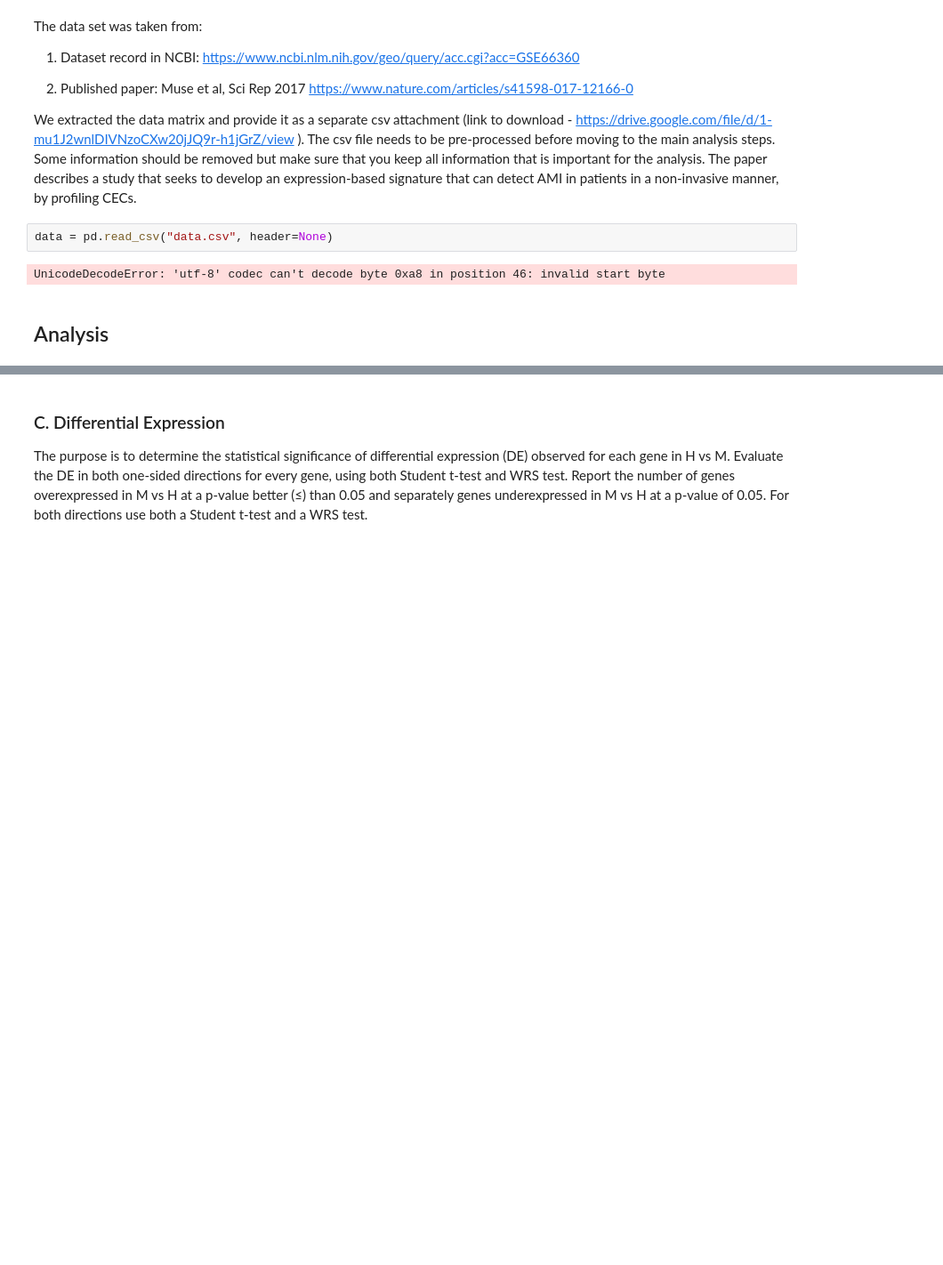
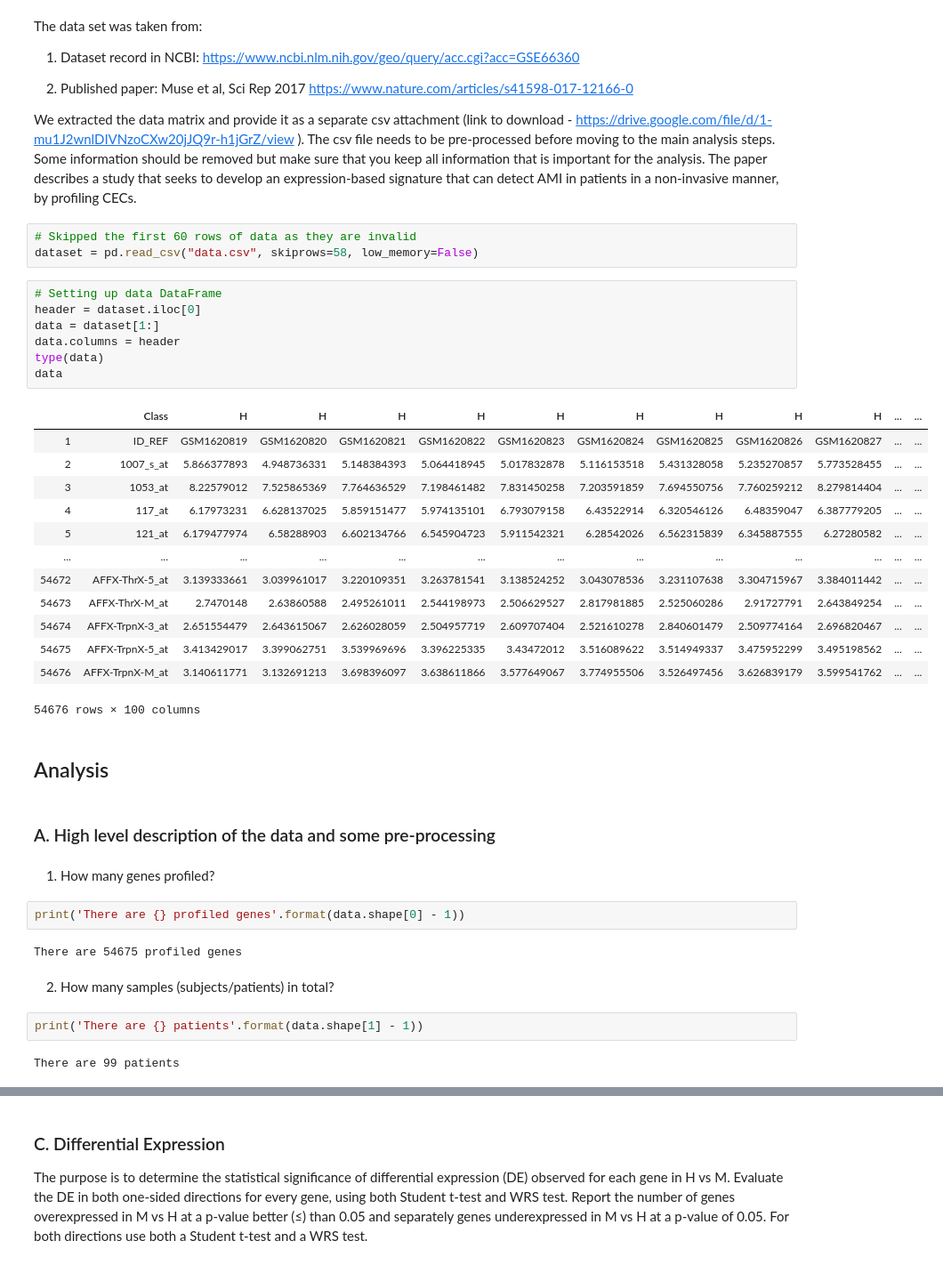
Before and after one commit to mayakerem/StatisticsDataAnalysis, a Jupyter notebook: HW4/204818181_329827190.ipynb, the cells around one changed output, grey strips where cells are left out. Shown at 89% size. Drawn from its saved outputs; the diff is of its cells as text; blank space fills up the shorter version.

```diff
--- a/HW4/204818181_329827190.ipynb
+++ b/HW4/204818181_329827190.ipynb
@@ -29,9 +29,43 @@ https://www.ncbi.nlm.nih.gov/geo/query/acc.cgi?acc=GSE66360
 
 We extracted the data matrix and provide it as a separate csv attachment (link to download - https://drive.google.com/file/d/1-mu1J2wnlDIVNzoCXw20jJQ9r-h1jGrZ/view ). The csv file needs to be pre-processed before moving to the main analysis steps. Some information should be removed but make sure that you keep all information that is important for the analysis.
 The paper describes a study that seeks to develop an expression-based signature that can detect AMI in patients in a non-invasive manner, by profiling CECs.
-# %%
-data = pd.read_csv("data.csv", header=None)
-# %% [output]
-UnicodeDecodeError: 'utf-8' codec can't decode byte 0xa8 in position 46: invalid start byte
+# %%
+# Skipped the first 60 rows of data as they are invalid
+dataset = pd.read_csv("data.csv", skiprows=58, low_memory=False)
+# %%
+# Setting up data DataFrame
+header = dataset.iloc[0]
+data = dataset[1:]
+data.columns = header
+type(data)
+data
+# %% [output]
+|  | Class | H | H | H | H | H | H | H | H | H | ... | ... |
+| 1 | ID_REF | GSM1620819 | GSM1620820 | GSM1620821 | GSM1620822 | GSM1620823 | GSM1620824 | GSM1620825 | GSM1620826 | GSM1620827 | ... | ... |
+| 2 | 1007_s_at | 5.866377893 | 4.948736331 | 5.148384393 | 5.064418945 | 5.017832878 | 5.116153518 | 5.431328058 | 5.235270857 | 5.773528455 | ... | ... |
+| 3 | 1053_at | 8.22579012 | 7.525865369 | 7.764636529 | 7.198461482 | 7.831450258 | 7.203591859 | 7.694550756 | 7.760259212 | 8.279814404 | ... | ... |
+| 4 | 117_at | 6.17973231 | 6.628137025 | 5.859151477 | 5.974135101 | 6.793079158 | 6.43522914 | 6.320546126 | 6.48359047 | 6.387779205 | ... | ... |
+| 5 | 121_at | 6.179477974 | 6.58288903 | 6.602134766 | 6.545904723 | 5.911542321 | 6.28542026 | 6.562315839 | 6.345887555 | 6.27280582 | ... | ... |
+| ... | ... | ... | ... | ... | ... | ... | ... | ... | ... | ... | ... | ... |
+| 54672 | AFFX-ThrX-5_at | 3.139333661 | 3.039961017 | 3.220109351 | 3.263781541 | 3.138524252 | 3.043078536 | 3.231107638 | 3.304715967 | 3.384011442 | ... | ... |
+| 54673 | AFFX-ThrX-M_at | 2.7470148 | 2.63860588 | 2.495261011 | 2.544198973 | 2.506629527 | 2.817981885 | 2.525060286 | 2.91727791 | 2.643849254 | ... | ... |
+| 54674 | AFFX-TrpnX-3_at | 2.651554479 | 2.643615067 | 2.626028059 | 2.504957719 | 2.609707404 | 2.521610278 | 2.840601479 | 2.509774164 | 2.696820467 | ... | ... |
+| 54675 | AFFX-TrpnX-5_at | 3.413429017 | 3.399062751 | 3.539969696 | 3.396225335 | 3.43472012 | 3.516089622 | 3.514949337 | 3.475952299 | 3.495198562 | ... | ... |
+| 54676 | AFFX-TrpnX-M_at | 3.140611771 | 3.132691213 | 3.698396097 | 3.638611866 | 3.577649067 | 3.774955506 | 3.526497456 | 3.626839179 | 3.599541762 | ... | ... |
+54676 rows × 100 columns
 # %% [markdown]
 ## Analysis
+# %% [markdown]
+### A.	High level description of the data and some pre-processing
+# %% [markdown]
+1)	How many genes profiled?
+# %%
+print('There are {} profiled genes'.format(data.shape[0] - 1))
+# %% [output]
+There are 54675 profiled genes
+# %% [markdown]
+2)	How many samples (subjects/patients) in total?
+# %%
+print('There are {} patients'.format(data.shape[1] - 1))
+# %% [output]
+There are 99 patients
```
Also changed, not shown: parts of 15 cells of this notebook, 3 other files.
